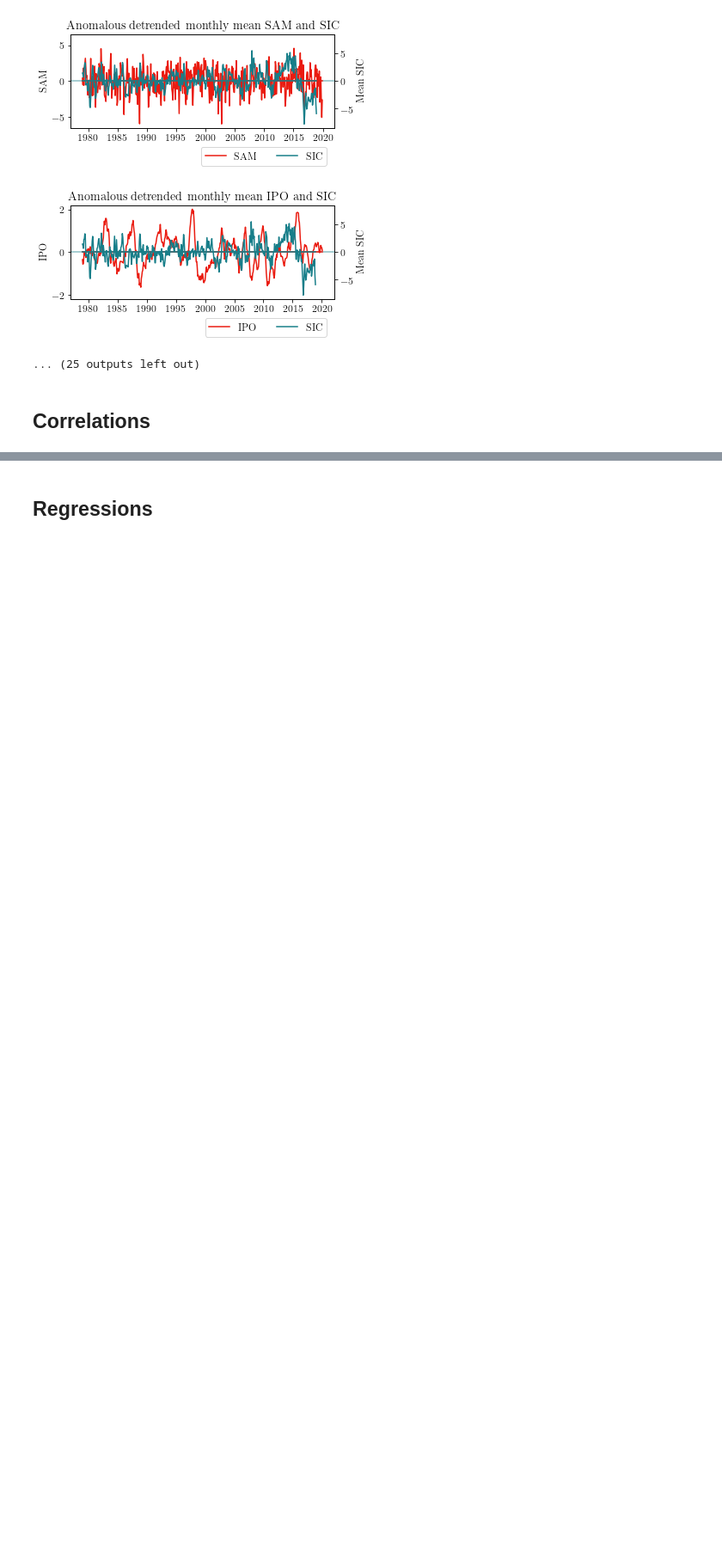
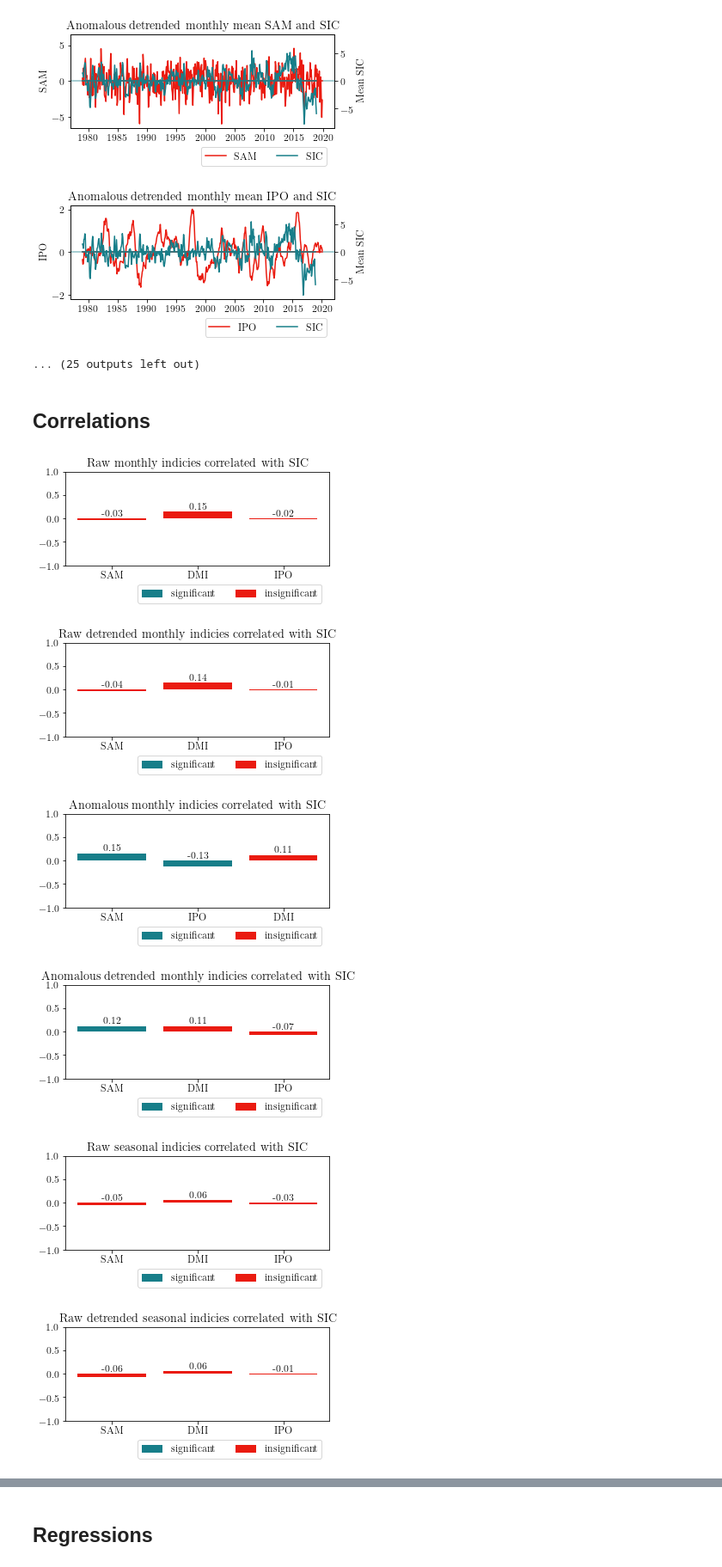
Before and after one commit to hjelleyman/Antarctica-M.1, a Jupyter notebook: 0_Plotting.ipynb, the cells around one changed output, grey strips where cells are left out. Shown at 86% size. Cells and saved outputs as stored; diff of their text form; code cells hidden in the pictures; blank space fills up the shorter version.

```diff
--- a/0_Plotting.ipynb
+++ b/0_Plotting.ipynb
@@ -88,3 +88,12 @@ findfont: Font family ['computer modern'] not found. Falling back to DejaVu Sans
 ... (25 outputs left out)
 # %% [markdown]
 ## Correlations
+# %%
+plot.plot_single_correlations(resolutions, temporal_resolution, temporal_decomposition, detrend)
+# %% [output]
+[figure, added]
+[figure, added]
+[figure, added]
+[figure, added]
+[figure, added]
+[figure, added]
```
Also changed, not shown: parts of 1 cell of this notebook, 2 other files.
